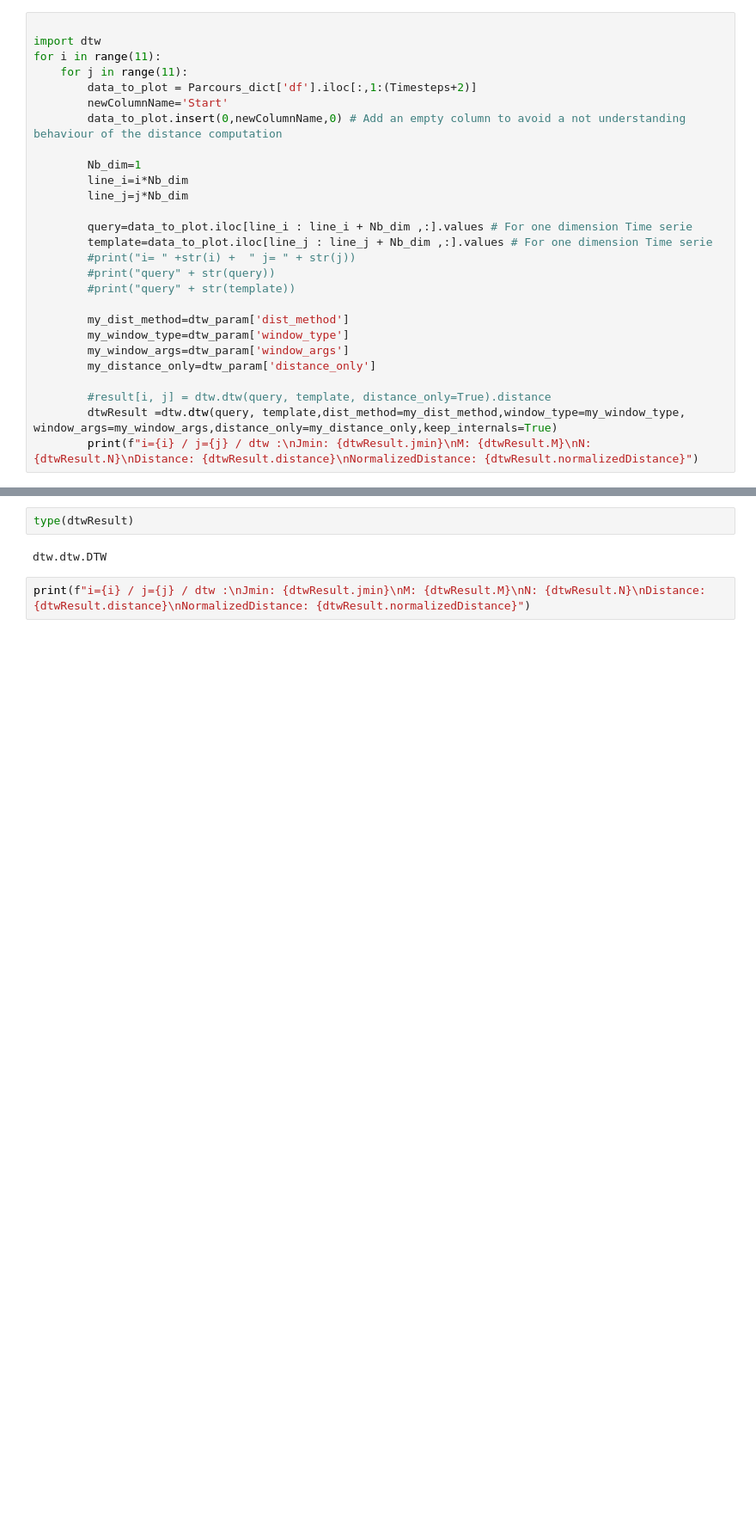
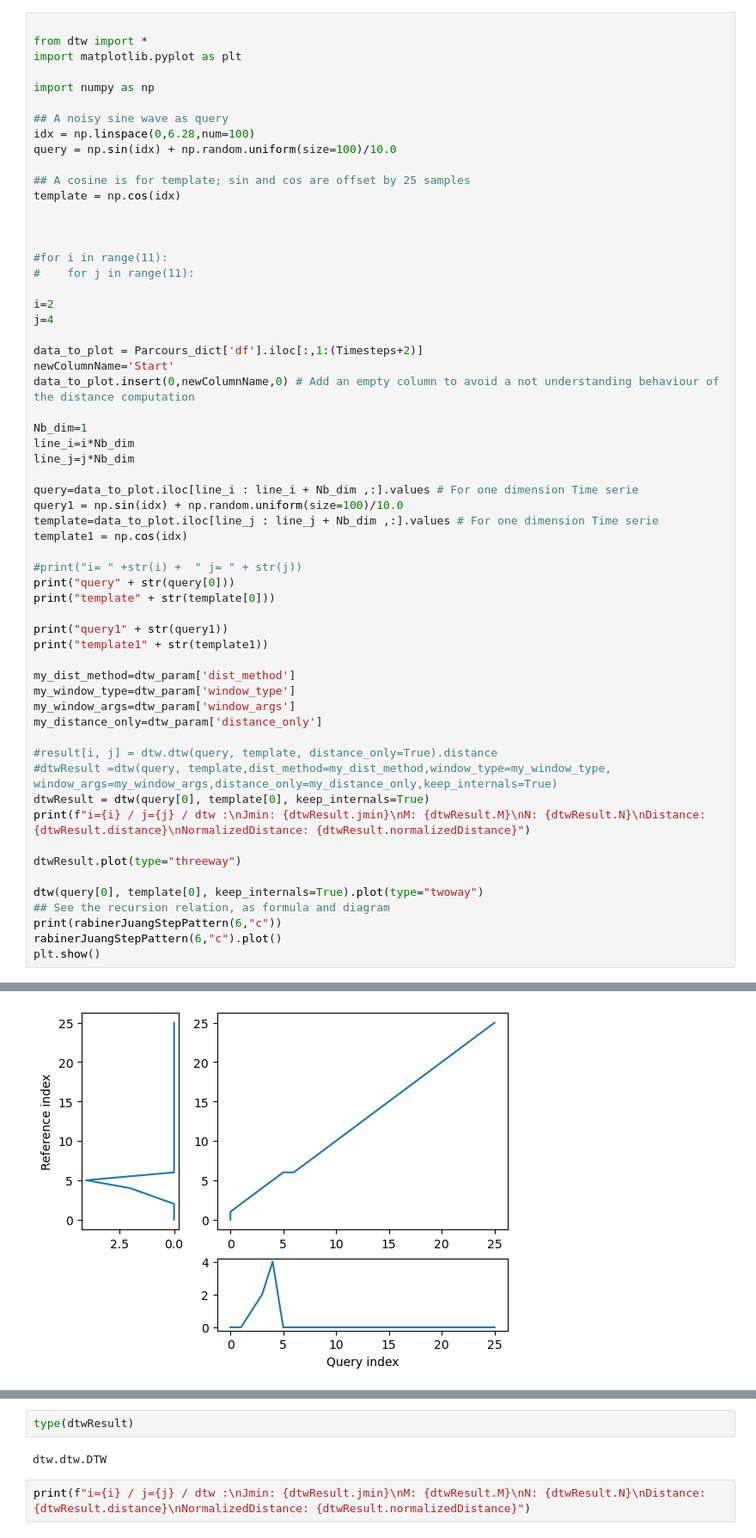
Before and after one commit to VinceWeber/ML-ICO-Activity, a Jupyter notebook: src/Test_dtw.ipynb, the cells around one changed output, grey strips where cells are left out. Shown at 86% size. Drawn from its saved outputs; the diff is of its cells as text; blank space fills up the shorter version.

```diff
--- a/src/Test_dtw.ipynb
+++ b/src/Test_dtw.ipynb
@@ -229,28 +237,60 @@ Aggreg_Parcours_clust['df'][['NIP','Cl','Cl_Mean_Indiv']]
 # %%
 
-import dtw
-for i in range(11):
-    for j in range(11):
-        data_to_plot = Parcours_dict['df'].iloc[:,1:(Timesteps+2)]
-        newColumnName='Start'
-        data_to_plot.insert(0,newColumnName,0) # Add an empty column to avoid a not understanding behaviour of the distance computation
+from dtw import *
+import matplotlib.pyplot as plt
 
-        Nb_dim=1
-        line_i=i*Nb_dim
-        line_j=j*Nb_dim
+import numpy as np
 
-        query=data_to_plot.iloc[line_i : line_i + Nb_dim ,:].values # For one dimension Time serie
-        template=data_to_plot.iloc[line_j : line_j + Nb_dim ,:].values # For one dimension Time serie
-        #print("i= " +str(i) +  " j= " + str(j))
-        #print("query" + str(query))
-        #print("query" + str(template))
+## A noisy sine wave as query
+idx = np.linspace(0,6.28,num=100)
+query = np.sin(idx) + np.random.uniform(size=100)/10.0
 
-        my_dist_method=dtw_param['dist_method']
-        my_window_type=dtw_param['window_type']
-        my_window_args=dtw_param['window_args']
-        my_distance_only=dtw_param['distance_only']
+## A cosine is for template; sin and cos are offset by 25 samples
+template = np.cos(idx)
 
-        #result[i, j] = dtw.dtw(query, template, distance_only=True).distance
-        dtwResult =dtw.dtw(query, template,dist_method=my_dist_method,window_type=my_window_type, window_args=my_window_args,distance_only=my_distance_only,keep_internals=True)
-        print(f"i={i} / j={j} / dtw :\nJmin: {dtwResult.jmin}\nM: {dtwResult.M}\nN: {dtwResult.N}\nDistance: {dtwResult.distance}\nNormalizedDistance: {dtwResult.normalizedDistance}")
+
+
+#for i in range(11):
+#    for j in range(11):
+
+i=2
+j=4
+
+data_to_plot = Parcours_dict['df'].iloc[:,1:(Timesteps+2)]
+newColumnName='Start'
+data_to_plot.insert(0,newColumnName,0) # Add an empty column to avoid a not understanding behaviour of the distance computation
+
+Nb_dim=1
+line_i=i*Nb_dim
+line_j=j*Nb_dim
+
+query=data_to_plot.iloc[line_i : line_i + Nb_dim ,:].values # For one dimension Time serie
+query1 = np.sin(idx) + np.random.uniform(size=100)/10.0
+template=data_to_plot.iloc[line_j : line_j + Nb_dim ,:].values # For one dimension Time serie
+template1 = np.cos(idx)
+
+#print("i= " +str(i) +  " j= " + str(j))
+print("query" + str(query[0]))
+print("template" + str(template[0]))
+
+print("query1" + str(query1))
+print("template1" + str(template1))
+
+my_dist_method=dtw_param['dist_method']
+my_window_type=dtw_param['window_type']
+my_window_args=dtw_param['window_args']
+my_distance_only=dtw_param['distance_only']
+
+#result[i, j] = dtw.dtw(query, template, distance_only=True).distance
+#dtwResult =dtw(query, template,dist_method=my_dist_method,window_type=my_window_type, window_args=my_window_args,distance_only=my_distance_only,keep_internals=True)
+dtwResult = dtw(query[0], template[0], keep_internals=True)
+print(f"i={i} / j={j} / dtw :\nJmin: {dtwResult.jmin}\nM: {dtwResult.M}\nN: {dtwResult.N}\nDistance: {dtwResult.distance}\nNormalizedDistance: {dtwResult.normalizedDistance}")
+
+dtwResult.plot(type="threeway")
+
+dtw(query[0], template[0], keep_internals=True).plot(type="twoway")
+## See the recursion relation, as formula and diagram
+print(rabinerJuangStepPattern(6,"c"))
+rabinerJuangStepPattern(6,"c").plot()
+plt.show()
 # %% [output]
@@ -273,0 +314 @@ NormalizedDistance: 0.0
+[figure, added]
```
Also changed, not shown: parts of 8 cells of this notebook, 36 other files.
